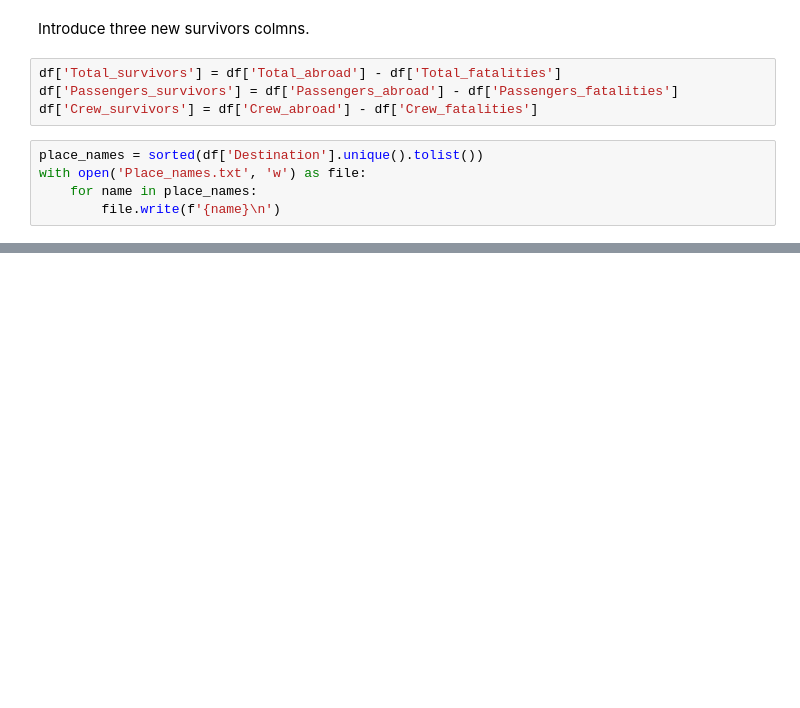
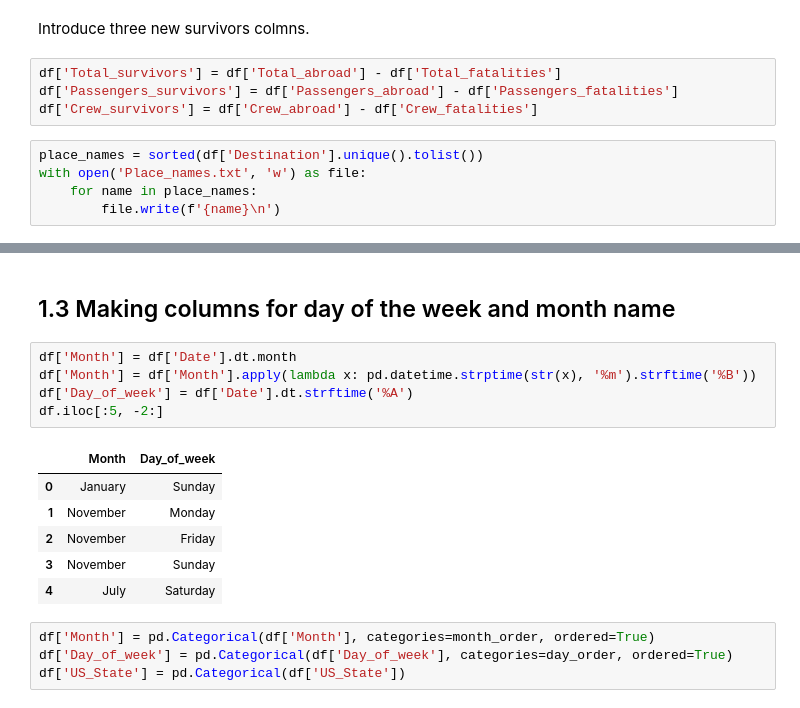
Before and after one commit to AbhinavTuladhar/Plane_crash_dataset_visualisation, a Jupyter notebook: data_cleaning.ipynb, the cells around one changed output, grey strips where cells are left out. Saved outputs shown, nothing was run; the diff lists cells and outputs as text; blank space fills up the shorter version.

```diff
--- a/data_cleaning.ipynb
+++ b/data_cleaning.ipynb
@@ -601,0 +616,18 @@ of Gibraltar
+# %% [markdown]
+## 1.3 Making columns for day of the week and month name
+# %%
+df['Month'] = df['Date'].dt.month
+df['Month'] = df['Month'].apply(lambda x: pd.datetime.strptime(str(x), '%m').strftime('%B'))
+df['Day_of_week'] = df['Date'].dt.strftime('%A')
+df.iloc[:5, -2:]
+# %% [output]
+|  | Month | Day_of_week |
+| 0 | January | Sunday |
+| 1 | November | Monday |
+| 2 | November | Friday |
+| 3 | November | Sunday |
+| 4 | July | Saturday |
+# %%
+df['Month'] = pd.Categorical(df['Month'], categories=month_order, ordered=True)
+df['Day_of_week'] = pd.Categorical(df['Day_of_week'], categories=day_order, ordered=True)
+df['US_State'] = pd.Categorical(df['US_State'])
```
Also changed, not shown: parts of 29 cells of this notebook.
